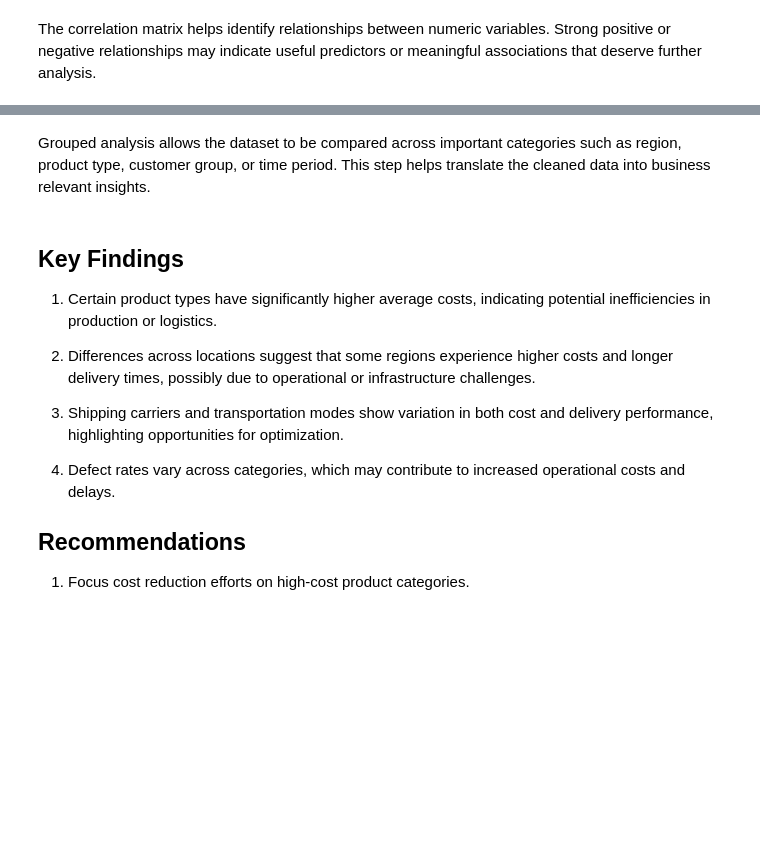
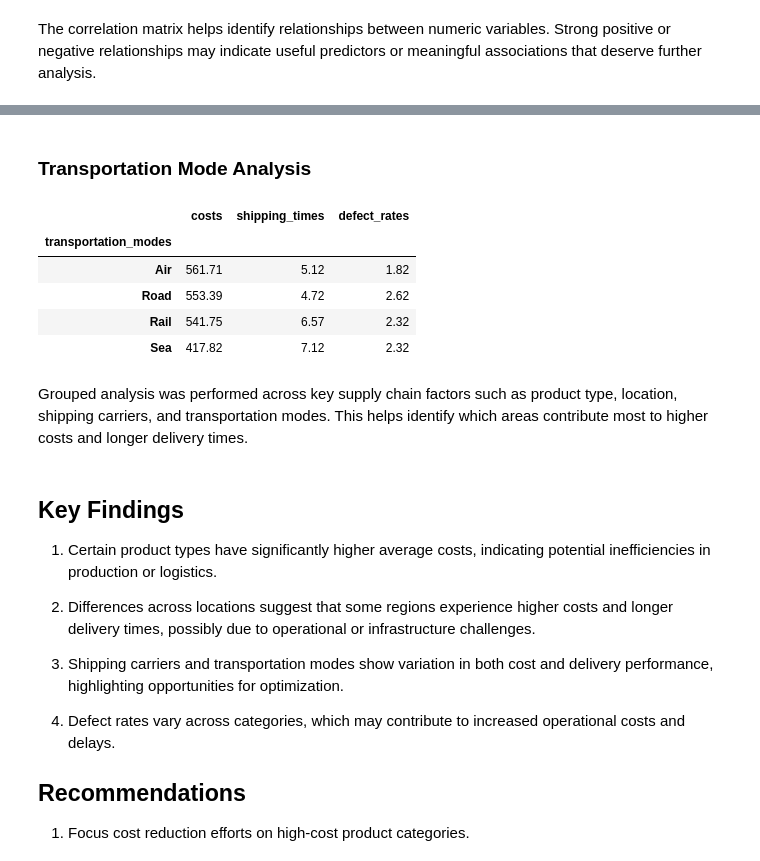
Before and after one commit to sowmyakapula/ImprovingSupplyChainEfficiency-IdentifyingCostDriversandDeliveryDelays, a Jupyter notebook: Capstone Three- Data Wrangling and EDA/Capstone3-Data Wrangling and Exploratory Data Analysis.ipynb, the cells around one changed output, grey strips where cells are left out. Drawn from its saved outputs; the diff is of its cells as text; code cells hidden in the pictures; blank space fills up the shorter version.

```diff
--- a/Capstone Three- Data Wrangling and EDA/Capstone3-Data Wrangling and Exploratory Data Analysis.ipynb
+++ b/Capstone Three- Data Wrangling and EDA/Capstone3-Data Wrangling and Exploratory Data Analysis.ipynb
@@ -538,5 +587,16 @@ if 'category' in df.columns and 'sales' in df.columns:
+# %% [markdown]
+### Transportation Mode Analysis
+# %%
+df.groupby('transportation_modes')[['costs', 'shipping_times', 'defect_rates']].mean().sort_values('costs', ascending=False)
+# %% [output]
+|  | costs | shipping_times | defect_rates |
+| transportation_modes |  |  |  |
+| Air | 561.71 | 5.12 | 1.82 |
+| Road | 553.39 | 4.72 | 2.62 |
+| Rail | 541.75 | 6.57 | 2.32 |
+| Sea | 417.82 | 7.12 | 2.32 |
 # %% [markdown]
-Grouped analysis allows the dataset to be compared across important categories such as region, product type, customer group, or time period. This step helps translate the cleaned data into business relevant insights.
+Grouped analysis was performed across key supply chain factors such as product type, location, shipping carriers, and transportation modes. This helps identify which areas contribute most to higher costs and longer delivery times.
 # %% [markdown]
 ## Key Findings
 
```
Also changed, not shown: parts of 23 cells of this notebook.
